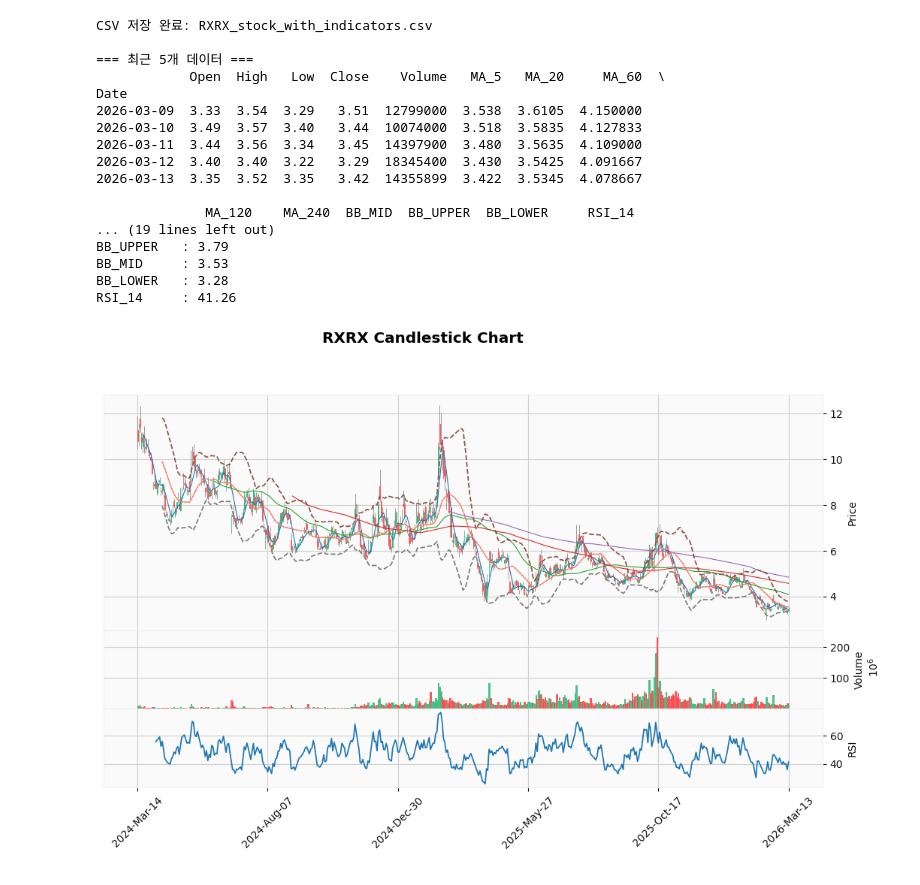
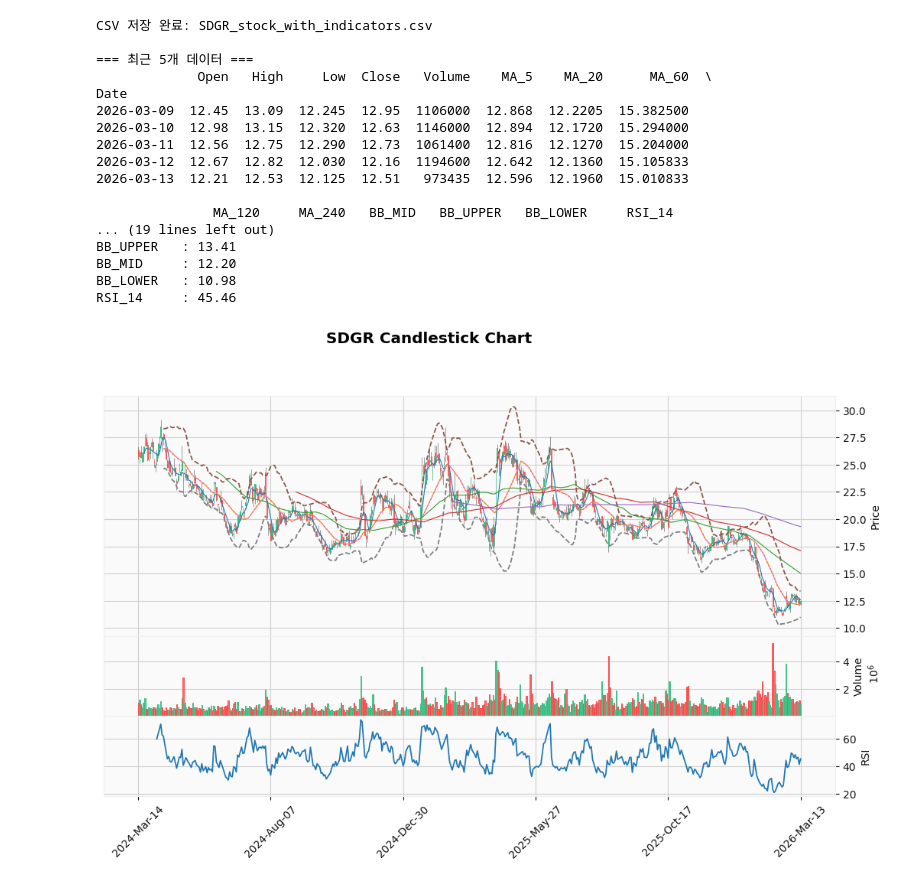
Before and after one commit to lolsaless/learning, a Jupyter notebook: dev_Python/3. 투자/1. 주가 정보 수집/local_yahoo finace.ipynb, the cells around one changed output. Drawn from its saved outputs; the diff is of its cells as text; code cells hidden in the pictures.

```diff
--- a/dev_Python/3. 투자/1. 주가 정보 수집/local_yahoo finace.ipynb
+++ b/dev_Python/3. 투자/1. 주가 정보 수집/local_yahoo finace.ipynb
@@ -131,7 +131,7 @@ def plot_candlestick(df: pd.DataFrame, ticker: str, save_chart: bool = False):
 
 
 def main():
-    ticker = "RXRX"
+    ticker = "SDGR"
 
     # 240일 이평선 계산을 위해 기간은 넉넉히 확보
     raw_df = get_stock_data(ticker=ticker, period="2y", interval="1d")
@@ -148,43 +148,43 @@ def main():
     print("\n=== 최근 1개 데이터 요약 ===")
     latest = df.iloc[-1]
     print(f"Date       : {df.index[-1].date()}")
     print(f"Open       : {latest['Open']:.2f}")
     print(f"High       : {latest['High']:.2f}")
     print(f"Low        : {latest['Low']:.2f}")
     print(f"Close      : {latest['Close']:.2f}")
     print(f"Volume     : {int(latest['Volume'])}")
     print(f"MA_5       : {latest['MA_5']:.2f}" if pd.notna(latest["MA_5"]) else "MA_5       : NaN")
     print(f"MA_20      : {latest['MA_20']:.2f}" if pd.notna(latest["MA_20"]) else "MA_20      : NaN")
     print(f"MA_60      : {latest['MA_60']:.2f}" if pd.notna(latest["MA_60"]) else "MA_60      : NaN")
     print(f"MA_120     : {latest['MA_120']:.2f}" if pd.notna(latest["MA_120"]) else "MA_120     : NaN")
     print(f"MA_240     : {latest['MA_240']:.2f}" if pd.notna(latest["MA_240"]) else "MA_240     : NaN")
     print(f"BB_UPPER   : {latest['BB_UPPER']:.2f}" if pd.notna(latest["BB_UPPER"]) else "BB_UPPER   : NaN")
     print(f"BB_MID     : {latest['BB_MID']:.2f}" if pd.notna(latest["BB_MID"]) else "BB_MID     : NaN")
     print(f"BB_LOWER   : {latest['BB_LOWER']:.2f}" if pd.notna(latest["BB_LOWER"]) else "BB_LOWER   : NaN")
     print(f"RSI_14     : {latest['RSI_14']:.2f}" if pd.notna(latest["RSI_14"]) else "RSI_14     : NaN")
 
     # 캔들차트 표시
     plot_candlestick(df, ticker, save_chart=False)
 
 
 if __name__ == "__main__":
     main()
 # %% [output]
-CSV 저장 완료: RXRX_stock_with_indicators.csv
+CSV 저장 완료: SDGR_stock_with_indicators.csv
 
 === 최근 5개 데이터 ===
-            Open  High   Low  Close    Volume   MA_5   MA_20     MA_60  \
+             Open   High     Low  Close   Volume    MA_5    MA_20      MA_60  \
 Date
-2026-03-09  3.33  3.54  3.29   3.51  12799000  3.538  3.6105  4.150000
-2026-03-10  3.49  3.57  3.40   3.44  10074000  3.518  3.5835  4.127833
-2026-03-11  3.44  3.56  3.34   3.45  14397900  3.480  3.5635  4.109000
-2026-03-12  3.40  3.40  3.22   3.29  18345400  3.430  3.5425  4.091667
-2026-03-13  3.35  3.52  3.35   3.42  14355899  3.422  3.5345  4.078667
+2026-03-09  12.45  13.09  12.245  12.95  1106000  12.868  12.2205  15.382500
+2026-03-10  12.98  13.15  12.320  12.63  1146000  12.894  12.1720  15.294000
+2026-03-11  12.56  12.75  12.290  12.73  1061400  12.816  12.1270  15.204000
+2026-03-12  12.67  12.82  12.030  12.16  1194600  12.642  12.1360  15.105833
+2026-03-13  12.21  12.53  12.125  12.51   973435  12.596  12.1960  15.010833
 
-              MA_120    MA_240  BB_MID  BB_UPPER  BB_LOWER     RSI_14
+               MA_120     MA_240   BB_MID   BB_UPPER   BB_LOWER     RSI_14
 ... (19 lines left out)
-BB_UPPER   : 3.79
-BB_MID     : 3.53
-BB_LOWER   : 3.28
-RSI_14     : 41.26
+BB_UPPER   : 13.41
+BB_MID     : 12.20
+BB_LOWER   : 10.98
+RSI_14     : 45.46
-[figure, old version]
+[figure, new version]
```
Also changed, not shown: 19 other files.
